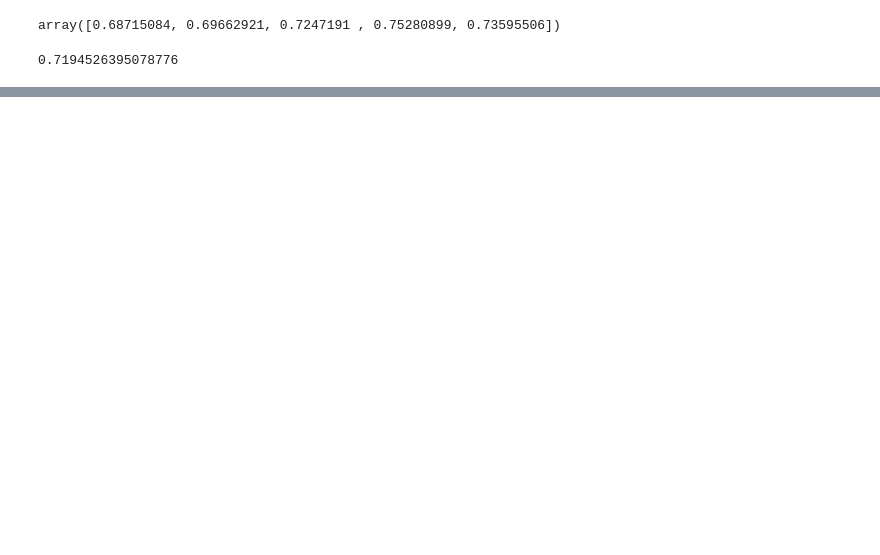
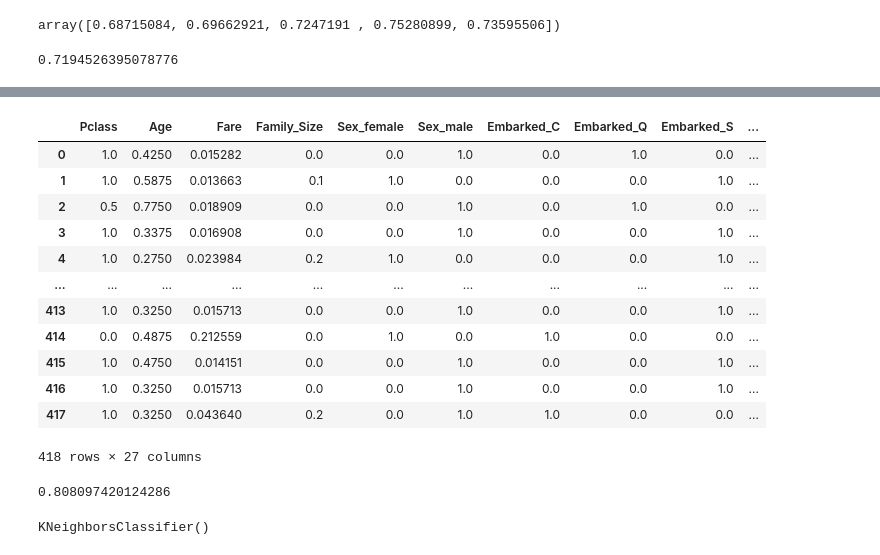
Before and after one commit to SeeUSoon93/MachineLerning, a Jupyter notebook: 6. 머신러닝/ex04_타이타닉 생존자 예측 분석.ipynb, the cells around one changed output, grey strips where cells are left out. Drawn from its saved outputs; the diff is of its cells as text; code cells hidden in the pictures; blank space fills up the shorter version.

```diff
--- a/6. 머신러닝/ex04_타이타닉 생존자 예측 분석.ipynb
+++ b/6. 머신러닝/ex04_타이타닉 생존자 예측 분석.ipynb
@@ -788,0 +850,3 @@ print(train_list)
+# %%
+mm_transform_X_test = mm_scaler.transform(X_test)
+mm_transform_X_test
@@ -788,0 +867,17 @@ print(train_list)
+# %%
+mm_transform_X_test = pd.DataFrame(mm_transform_X_test, columns=X_test.columns)
+mm_transform_X_test
+# %% [output]
+|  | Pclass | Age | Fare | Family_Size | Sex_female | Sex_male | Embarked_C | Embarked_Q | Embarked_S | ... |
+| 0 | 1.0 | 0.4250 | 0.015282 | 0.0 | 0.0 | 1.0 | 0.0 | 1.0 | 0.0 | ... |
+| 1 | 1.0 | 0.5875 | 0.013663 | 0.1 | 1.0 | 0.0 | 0.0 | 0.0 | 1.0 | ... |
+| 2 | 0.5 | 0.7750 | 0.018909 | 0.0 | 0.0 | 1.0 | 0.0 | 1.0 | 0.0 | ... |
+| 3 | 1.0 | 0.3375 | 0.016908 | 0.0 | 0.0 | 1.0 | 0.0 | 0.0 | 1.0 | ... |
+| 4 | 1.0 | 0.2750 | 0.023984 | 0.2 | 1.0 | 0.0 | 0.0 | 0.0 | 1.0 | ... |
+| ... | ... | ... | ... | ... | ... | ... | ... | ... | ... | ... |
+| 413 | 1.0 | 0.3250 | 0.015713 | 0.0 | 0.0 | 1.0 | 0.0 | 0.0 | 1.0 | ... |
+| 414 | 0.0 | 0.4875 | 0.212559 | 0.0 | 1.0 | 0.0 | 1.0 | 0.0 | 0.0 | ... |
+| 415 | 1.0 | 0.4750 | 0.014151 | 0.0 | 0.0 | 1.0 | 0.0 | 0.0 | 1.0 | ... |
+| 416 | 1.0 | 0.3250 | 0.015713 | 0.0 | 0.0 | 1.0 | 0.0 | 0.0 | 1.0 | ... |
+| 417 | 1.0 | 0.3250 | 0.043640 | 0.2 | 0.0 | 1.0 | 1.0 | 0.0 | 0.0 | ... |
+418 rows × 27 columns
@@ -788,0 +890,9 @@ print(train_list)
+# %%
+result.mean()
+# %% [output]
+0.808097420124286
+# %%
+# 훈련
+knn_model.fit(mm_transform_X_train,y_train)
+# %% [output]
+KNeighborsClassifier()
```
Also changed, not shown: parts of 37 cells of this notebook, 4 other files.
